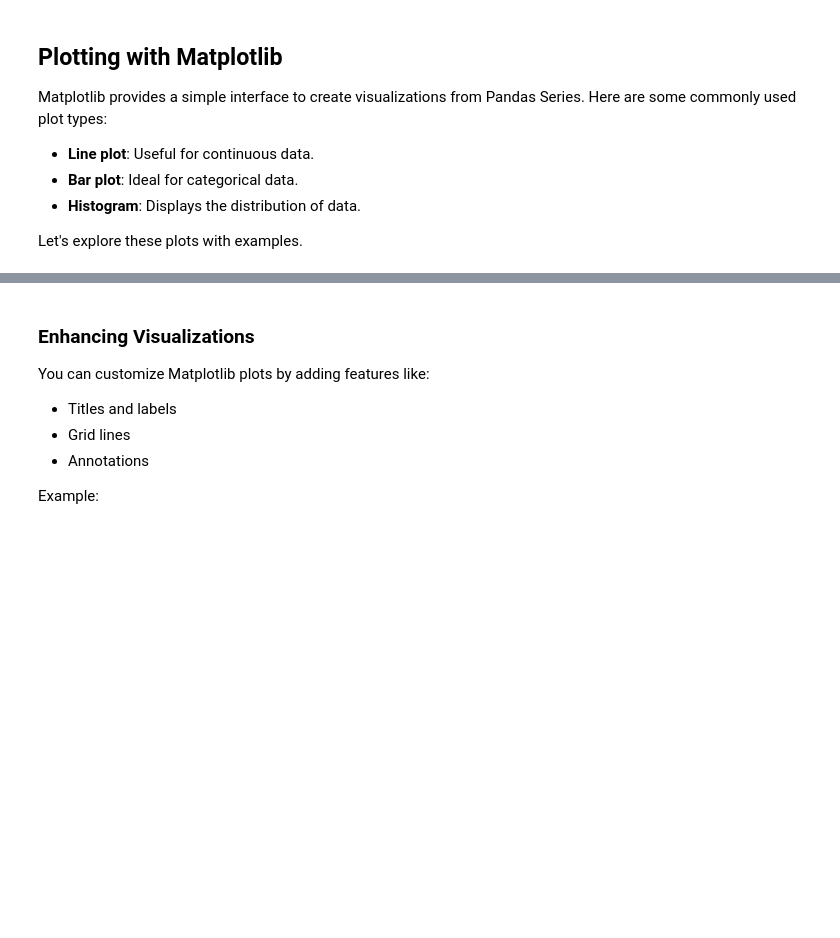
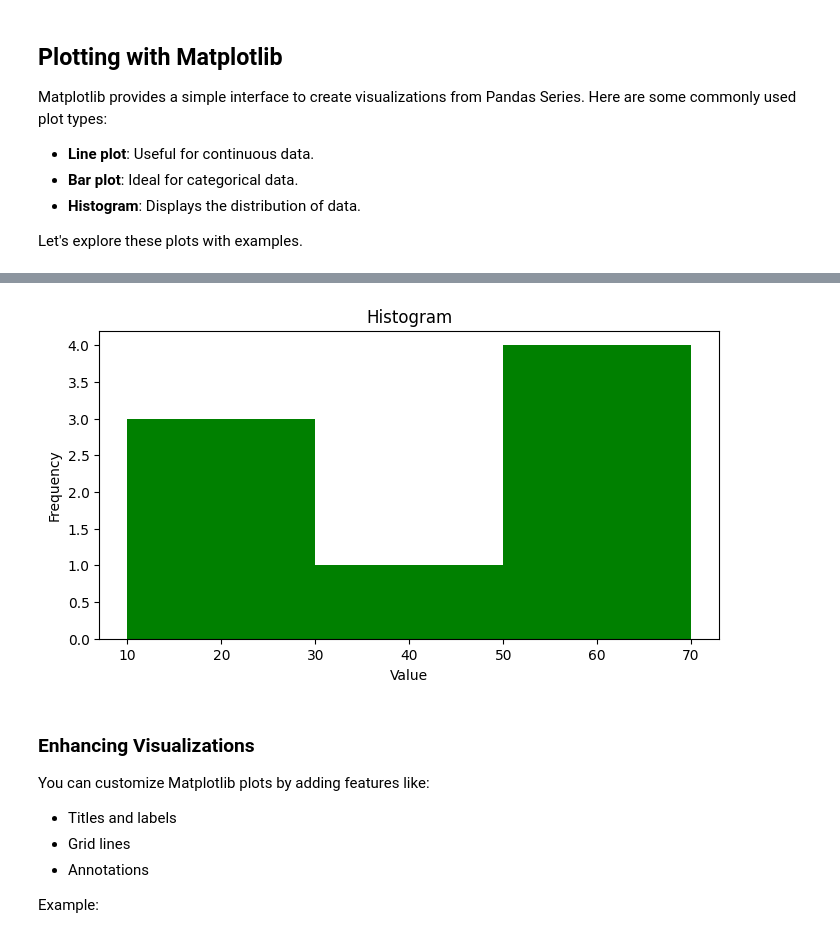
Before and after one commit to shaiful019/MLOB1, a Jupyter notebook: Sessions/Day9/Pandas.ipynb, the cells around one changed output, grey strips where cells are left out. Saved outputs shown, nothing was run; the diff lists cells and outputs as text; code cells hidden in the pictures; blank space fills up the shorter version.

```diff
--- a/Sessions/Day9/Pandas.ipynb
+++ b/Sessions/Day9/Pandas.ipynb
@@ -342,9 +421,11 @@ plt.show()
 # %%
 # Histogram
 plt.figure(figsize=(8, 4))
-series.plot(kind='hist', bins=5, color='green', title='Histogram')
+df['Marks'].plot(kind='hist', bins=3, color='green', title='Histogram')
 plt.xlabel('Value')
 plt.show()
+# %% [output]
+[figure, added]
 # %% [markdown]
 ### Enhancing Visualizations
 
```
Also changed, not shown: parts of 12 cells of this notebook, 2 other files.
